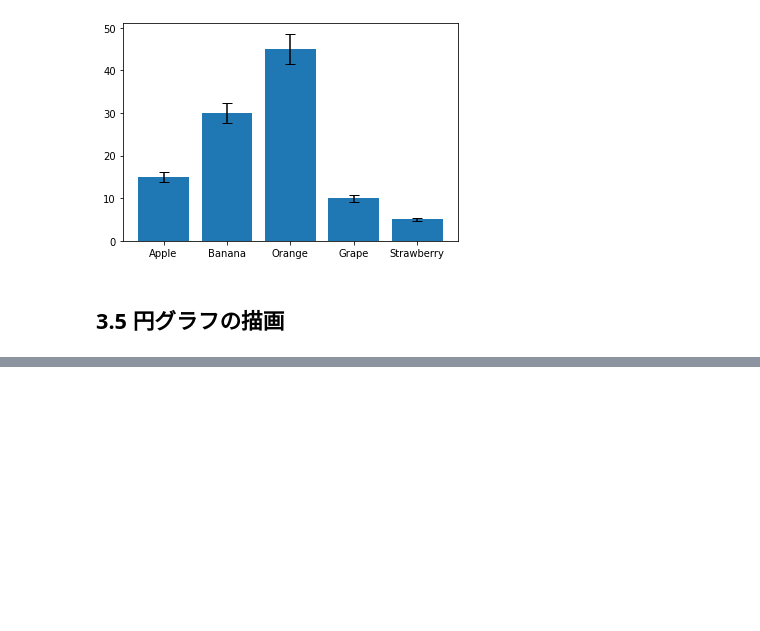
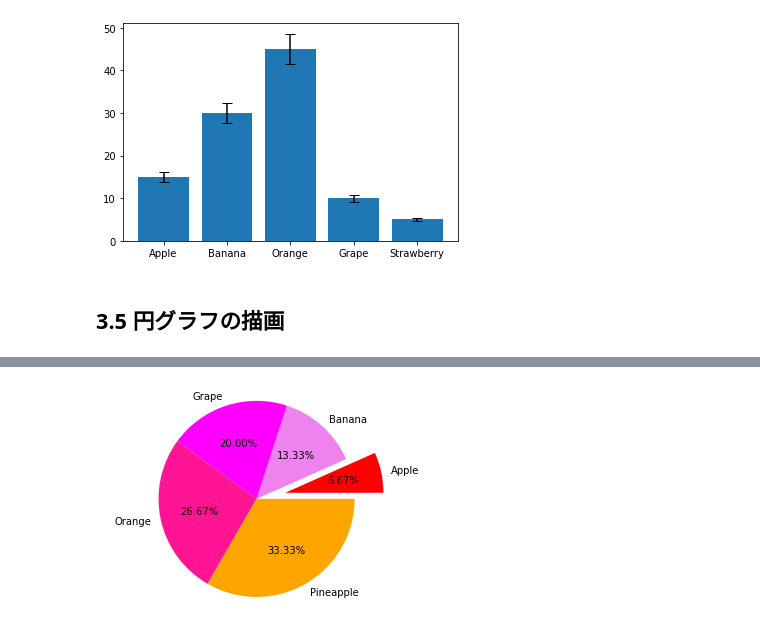
Before and after one commit to okmokm422/TIL, a Jupyter notebook: 1. Python/7. Matplotlib_and_Seaborn_Handbook/Chapter3.ipynb, the cells around one changed output, grey strips where cells are left out. Saved outputs shown, nothing was run; the diff lists cells and outputs as text; code cells hidden in the pictures; blank space fills up the shorter version.

```diff
--- a/1. Python/7. Matplotlib_and_Seaborn_Handbook/Chapter3.ipynb
+++ b/1. Python/7. Matplotlib_and_Seaborn_Handbook/Chapter3.ipynb
@@ -113,0 +153,10 @@ plt.show()
+# %%
+plt.pie(x=values,
+        labels=labels,
+        autopct="%.2f%%",
+        colors=setcolors,
+        explode=[0.3, 0, 0, 0, 0])
+plt.axis("equal")
+plt.show()
+# %% [output]
+[figure, added]
```
Also changed, not shown: parts of 7 cells of this notebook, 1 other file.
